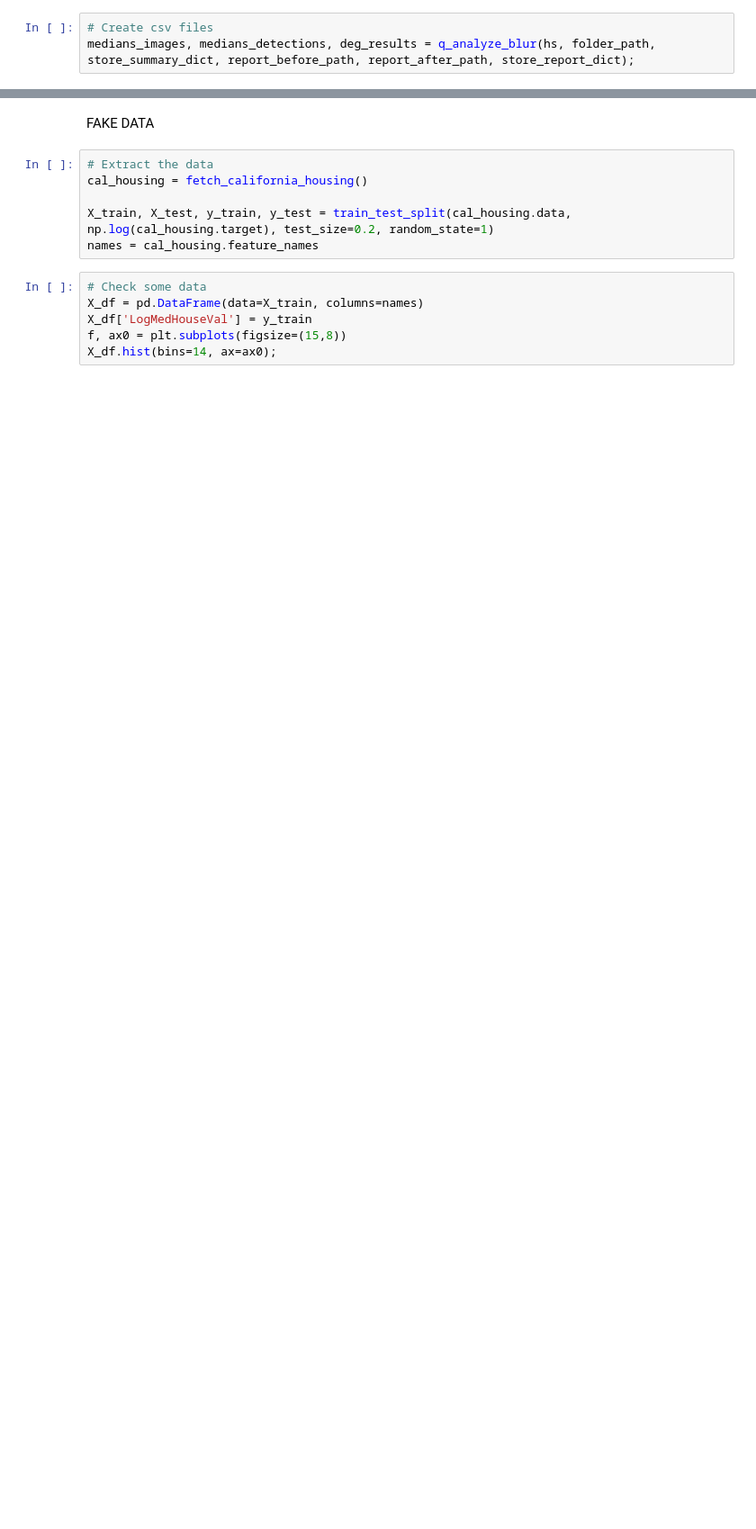
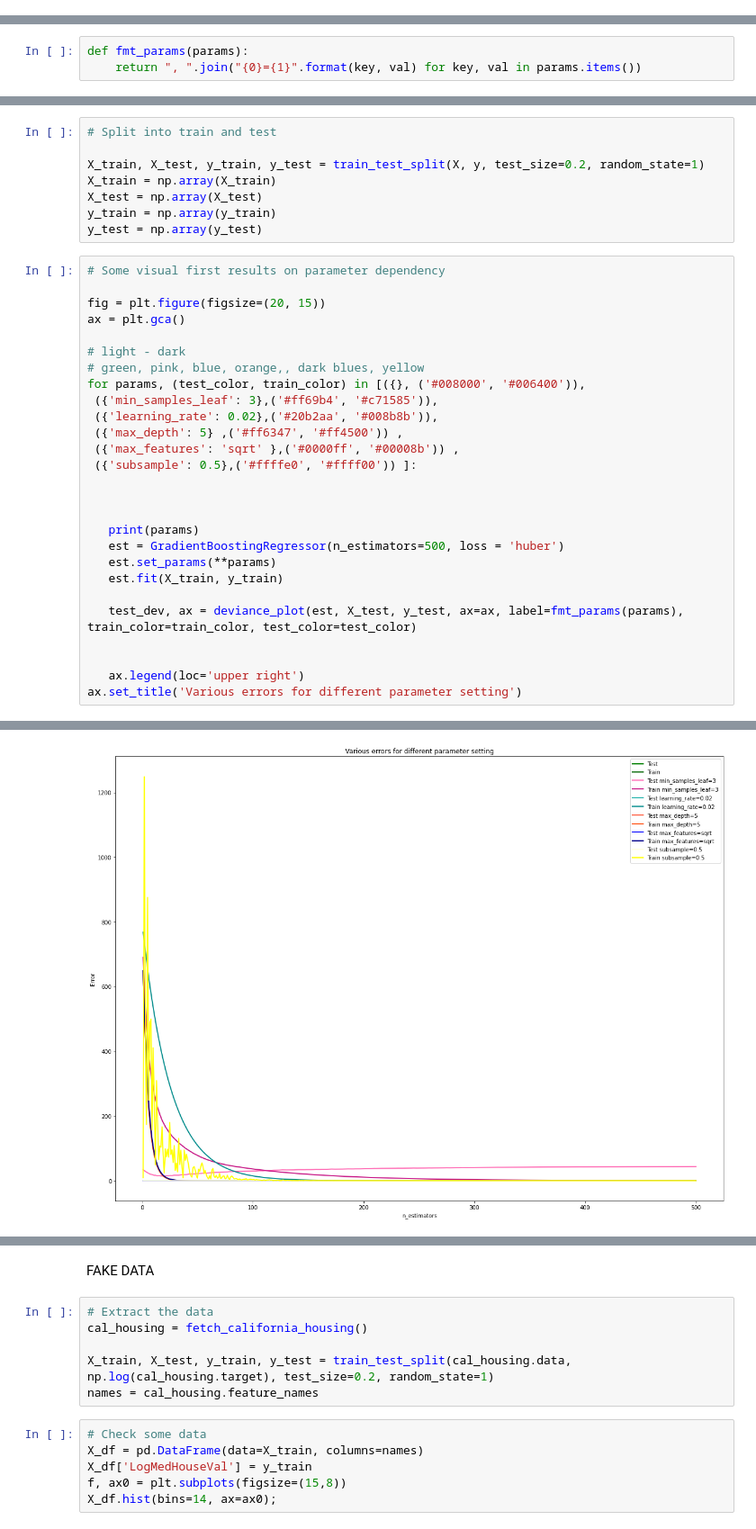
Before and after one commit to asoriagomez/anonymization, a Jupyter notebook: decision_trees.ipynb, the cells around one changed output, grey strips where cells are left out. Shown: that part at 90% size. Cells and saved outputs as stored; diff of their text form; blank space fills up the shorter version.

```diff
--- a/decision_trees.ipynb
+++ b/decision_trees.ipynb
@@ -35,3 +22,0 @@ store_report_dict = r'/home/asoria/Documents/proyecto_bretagne/port_kerity/repor
-# %%
-# Create csv files
-medians_images, medians_detections, deg_results = q_analyze_blur(hs, folder_path, store_summary_dict, report_before_path, report_after_path, store_report_dict);
@@ -61,0 +94,3 @@ y.append(deg_results['mre'])
+# %%
+def fmt_params(params):
+    return ", ".join("{0}={1}".format(key, val) for key, val in params.items())
@@ -61,0 +110,36 @@ y.append(deg_results['mre'])
+# %%
+# Split into train and test
+
+X_train, X_test, y_train, y_test = train_test_split(X, y, test_size=0.2, random_state=1)
+X_train = np.array(X_train)
+X_test = np.array(X_test)
+y_train = np.array(y_train)
+y_test = np.array(y_test)
+# %%
+# Some visual first results on parameter dependency
+
+fig = plt.figure(figsize=(20, 15))
+ax = plt.gca()
+
+# light - dark
+# green, pink, blue, orange,, dark blues, yellow
+for params, (test_color, train_color) in [({}, ('#008000', '#006400')),
+ ({'min_samples_leaf': 3},('#ff69b4', '#c71585')),
+ ({'learning_rate': 0.02},('#20b2aa', '#008b8b')),
+ ({'max_depth': 5} ,('#ff6347', '#ff4500')) ,
+ ({'max_features': 'sqrt' },('#0000ff', '#00008b')) ,
+ ({'subsample': 0.5},('#ffffe0', '#ffff00')) ]:
+
+
+
+   print(params)
+   est = GradientBoostingRegressor(n_estimators=500, loss = 'huber')
+   est.set_params(**params)
+   est.fit(X_train, y_train)
+
+   test_dev, ax = deviance_plot(est, X_test, y_test, ax=ax, label=fmt_params(params), train_color=train_color, test_color=test_color)
+
+
+   ax.legend(loc='upper right')
+ax.set_title('Various errors for different parameter setting')
+# %% [output]
@@ -61,0 +153 @@ y.append(deg_results['mre'])
+[figure, added]
```
Also changed, not shown: parts of 30 cells of this notebook, 3 other files.
